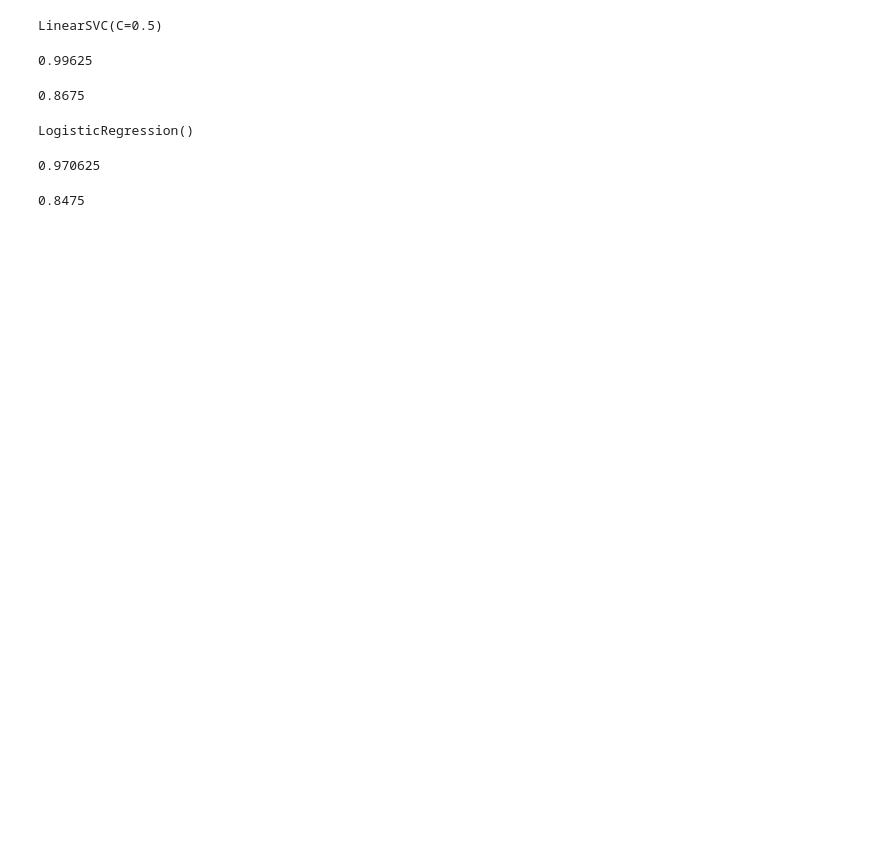
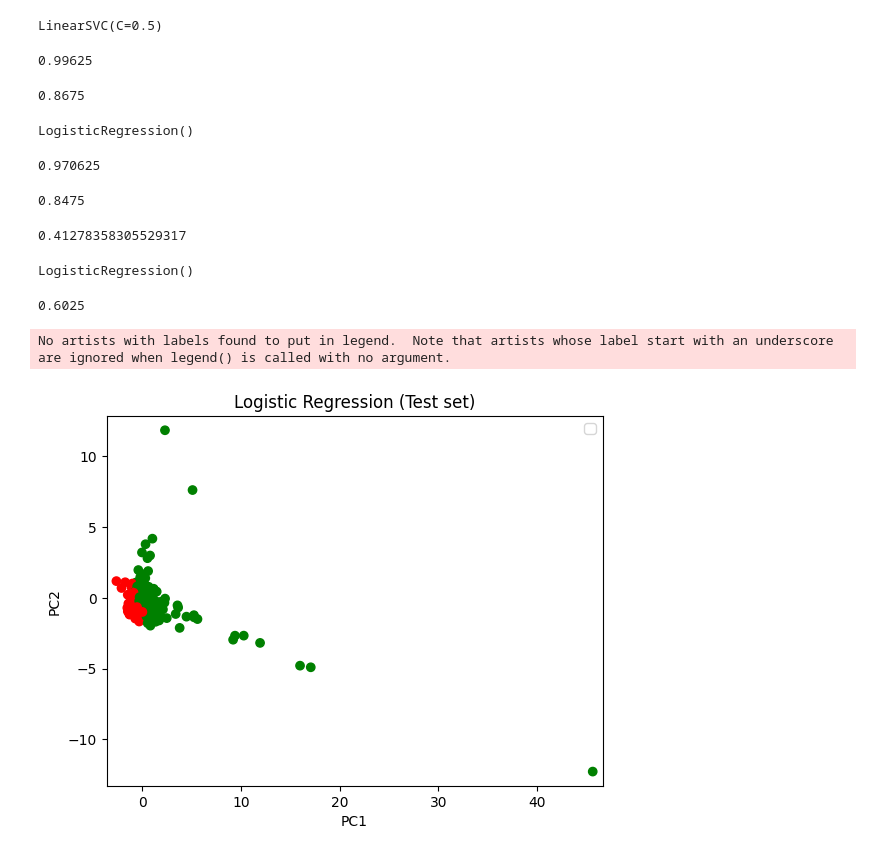
Before and after one commit to hasan00gad148/sentiment_analysis, a Jupyter notebook: tfidf.ipynb, the cells around one changed output. Drawn from its saved outputs; the diff is of its cells as text; code cells hidden in the pictures; blank space fills up the shorter version.

```diff
--- a/tfidf.ipynb
+++ b/tfidf.ipynb
@@ -141,0 +150,58 @@ np.sum((y == y_test))/y.shape[0]
+# %%
+# Applying PCA function on training
+# and testing set of X component
+from sklearn.decomposition import PCA
+
+pca = PCA(n_components = 2)
+
+X_train = pca.fit_transform(X_train)
+X_test = pca.transform(X_test)
+
+explained_variance = pca.explained_variance_ratio_
+# %%
+sum(explained_variance)*100
+# %% [output]
+0.41278358305529317
+# %%
+clf2_ = LogisticRegression()
+clf2_.fit(X_train, y_train)
+# %% [output]
+LogisticRegression()
+# %%
+y = clf2_.predict(X_test)
+np.sum((y == y_test))/y.shape[0]
+# %% [output]
+0.6025
+# %%
+# Visualising the Test set results through scatter plot
+from matplotlib.colors import ListedColormap
+
+X_set, y_set = X_test, y
+
+X1, X2 = np.meshgrid(np.arange(start = X_set[:, 0].min() - 1,
+					stop = X_set[:, 0].max() + 1, step = 0.01),
+					np.arange(start = X_set[:, 1].min() - 1,
+					stop = X_set[:, 1].max() + 1, step = 0.01))
+
+# plt.contourf(X1, X2, clf2.predict(np.array([X1.ravel(),
+# 			X2.ravel()]).T).reshape(X1.shape), alpha = 0.75,
+# 			cmap = ListedColormap(('yellow', 'white', 'aquamarine')))
+
+plt.xlim(X1.min(), X1.max())
+plt.ylim(X2.min(), X2.max())
+
+# for i, j in enumerate(np.unique(y_set)):, label = j
+plt.scatter(X_set[:, 0], X_set[:, 1],
+			c = ListedColormap(('red', 'green'))(y_set))
+
+# title for scatter plot
+plt.title('Logistic Regression (Test set)')
+plt.xlabel('PC1') # for Xlabel
+plt.ylabel('PC2') # for Ylabel
+plt.legend()
+
+# show scatter plot
+plt.show()
+# %% [output]
+No artists with labels found to put in legend.  Note that artists whose label start with an underscore are ignored when legend() is called with no argument.
+[figure, added]
```
Also changed, not shown: parts of 2 cells of this notebook, 7 other files.
